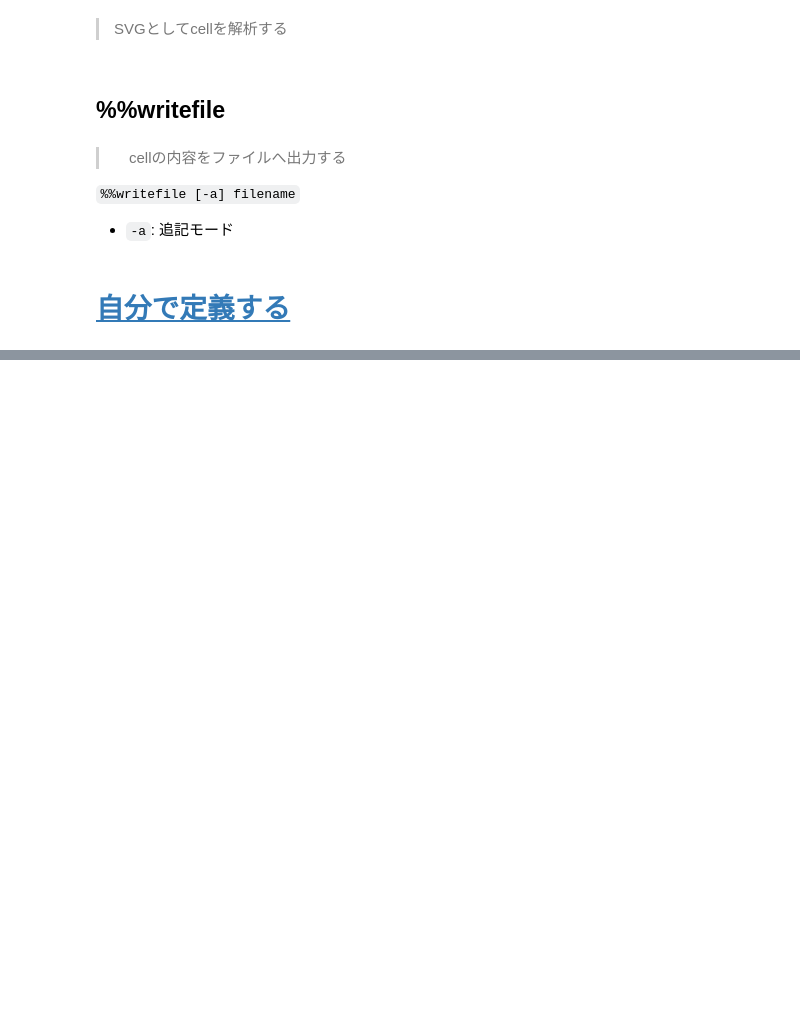
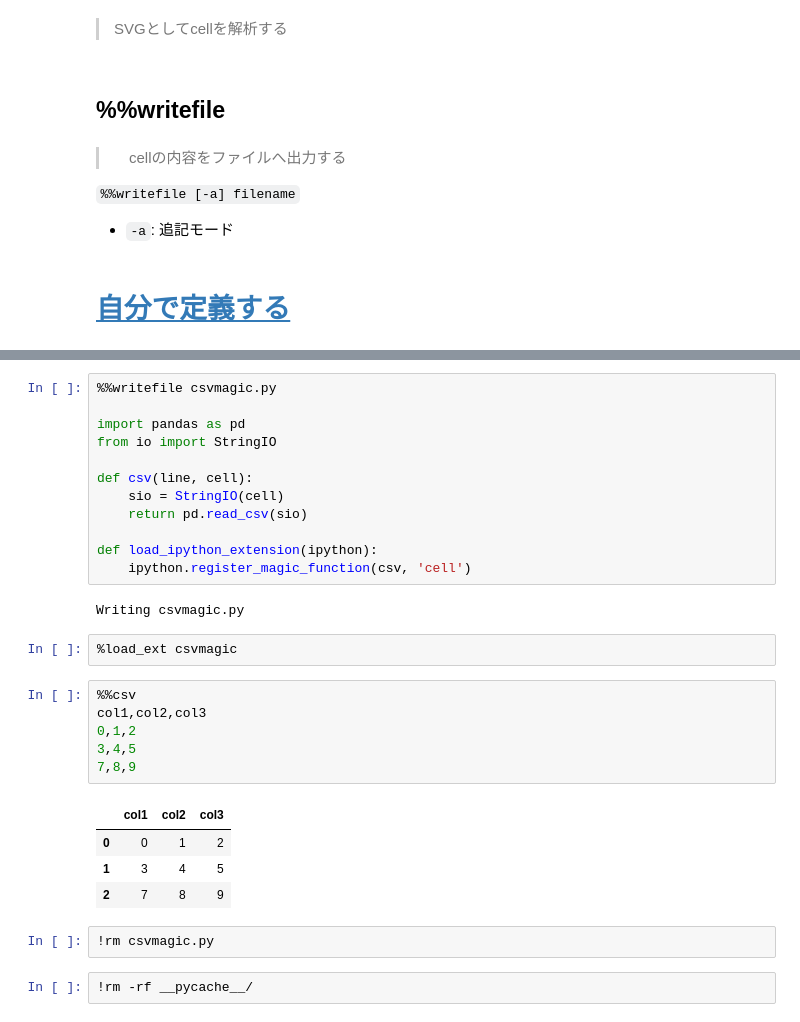
Before and after one commit to Zhongfu-Mao/zero-to-hero, a Jupyter notebook: DataScience/Jupyter/MagicCommands.ipynb, the cells around one changed output, grey strips where cells are left out. Cells and saved outputs as stored; diff of their text form; blank space fills up the shorter version.

```diff
--- a/DataScience/Jupyter/MagicCommands.ipynb
+++ b/DataScience/Jupyter/MagicCommands.ipynb
@@ -706,0 +759,31 @@ print(open('prun0', 'r').read())
+# %%
+%%writefile csvmagic.py
+
+import pandas as pd
+from io import StringIO
+
+def csv(line, cell):
+    sio = StringIO(cell)
+    return pd.read_csv(sio)
+
+def load_ipython_extension(ipython):
+    ipython.register_magic_function(csv, 'cell')
+# %% [output]
+Writing csvmagic.py
+# %%
+%load_ext csvmagic
+# %%
+%%csv
+col1,col2,col3
+0,1,2
+3,4,5
+7,8,9
+# %% [output]
+|  | col1 | col2 | col3 |
+| 0 | 0 | 1 | 2 |
+| 1 | 3 | 4 | 5 |
+| 2 | 7 | 8 | 9 |
+# %%
+!rm csvmagic.py
+# %%
+!rm -rf __pycache__/
```
Also changed, not shown: parts of 7 cells of this notebook, 1 other file.
